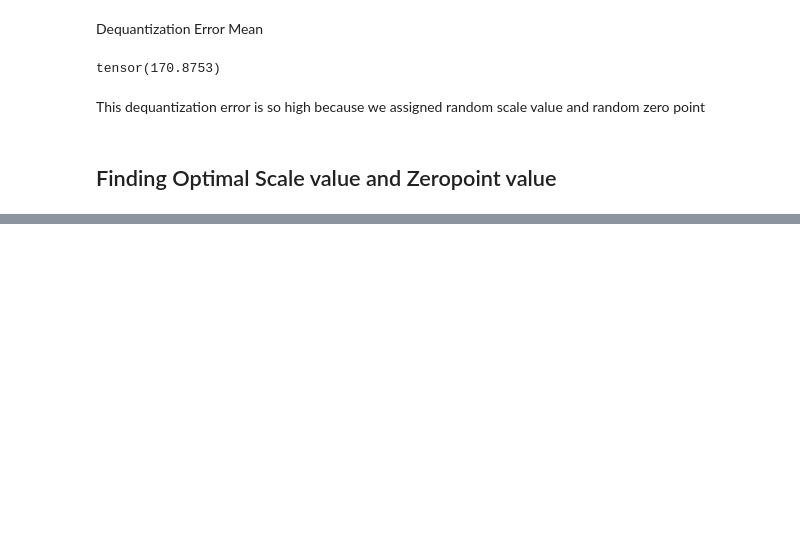
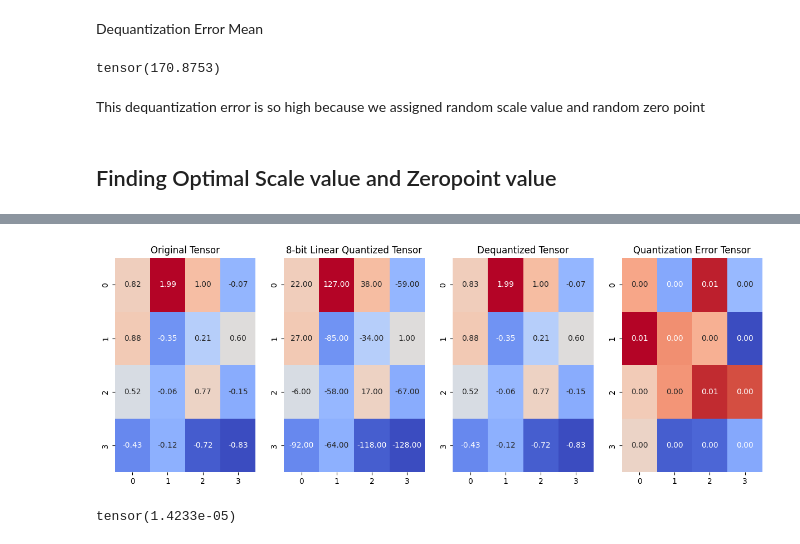
Before and after one commit to tew9/model-quantization, a Jupyter notebook: linear_quantizer/quant.ipynb, the cells around one changed output, grey strips where cells are left out. Drawn from its saved outputs; the diff is of its cells as text; code cells hidden in the pictures; blank space fills up the shorter version.

```diff
--- a/linear_quantizer/quant.ipynb
+++ b/linear_quantizer/quant.ipynb
@@ -98,0 +181,7 @@ This dequantization error is so high because we assigned random scale value and
+# %%
+def linear_quantizer(tensors, dtype=torch.int8):
+    # Get the scale and zero point
+    scale, zero_point = get_q_scale_and_zeropoint(tensors, dtype=dtype)
+    # Quantize the tensor
+    q_tensor = linear_q_with_scale_and_zeropoint(tensors, scale, zero_point, dtype)
+    return q_tensor, scale, zero_point
@@ -98,0 +213,11 @@ This dequantization error is so high because we assigned random scale value and
+# %%
+# Plot the different
+error_tensor = calculate_dequantization_error(random_tensor, d_tensors)
+plot_tensors(random_tensor, q_tensor, d_tensors, error_tensor)
+# %% [output]
+[figure, added]
+# %%
+# see the quantization error
+print(error_tensor.square().mean())
+# %% [output]
+tensor(1.4233e-05)
```
Also changed, not shown: parts of 18 cells of this notebook.
